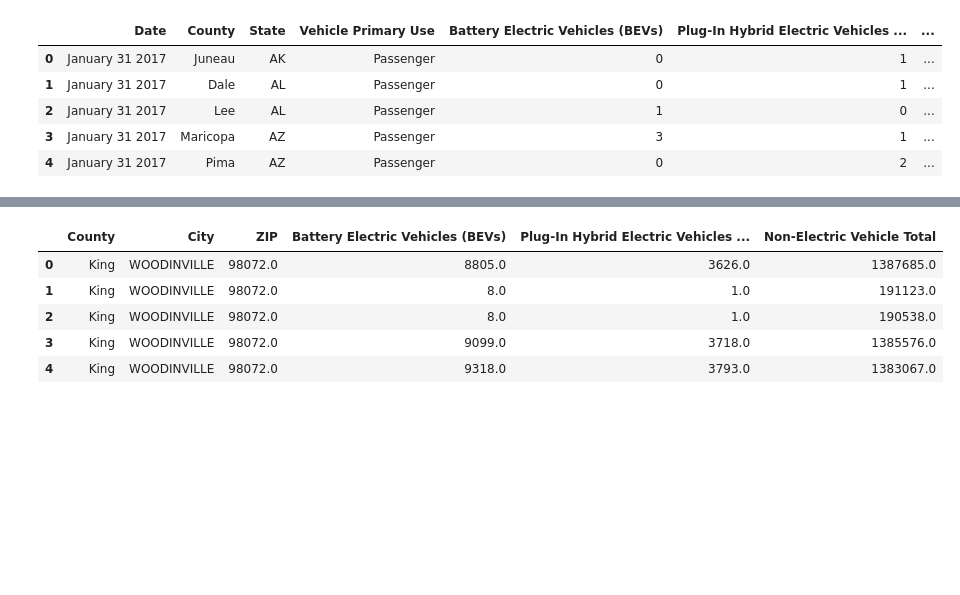
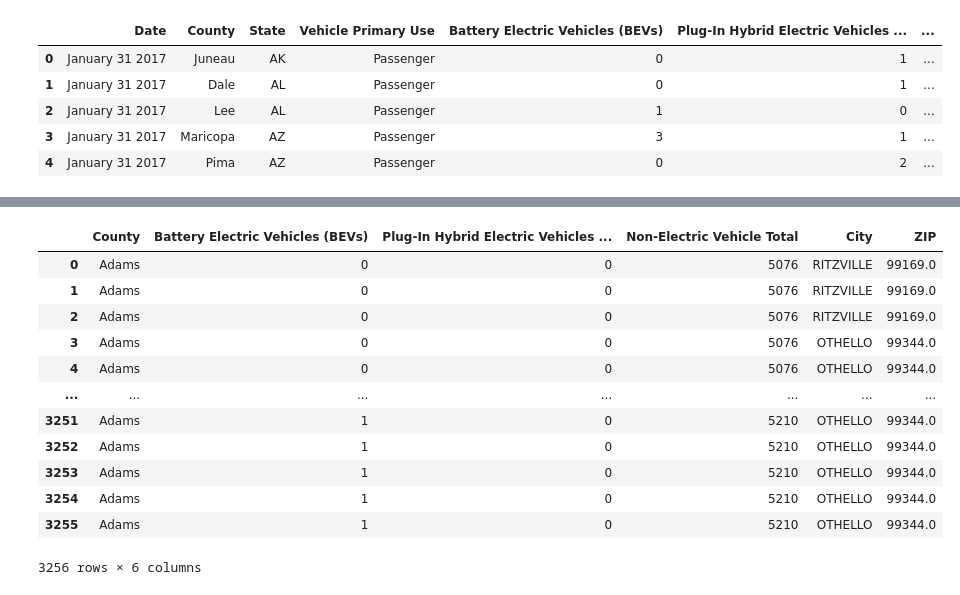
Before and after one commit to gtp1ok/Project-2, a Jupyter notebook: Was_EV.ipynb, the cells around one changed output, grey strips where cells are left out. Saved outputs shown, nothing was run; the diff lists cells and outputs as text; code cells hidden in the pictures; blank space fills up the shorter version.

```diff
--- a/Was_EV.ipynb
+++ b/Was_EV.ipynb
@@ -17,2 +11,5 @@ reg_df.head()
+# %%
+reg_df =reg_df[(reg_df['Model Year'] == 2020)]
+reg_df
 # %%
 reg_data_df = reg_df[['VIN (1-10)', 'Model Year', 'Make', 'Model', 'County', 'City', 'Postal Code']].copy()
@@ -27,5 +31,5 @@ reg_data_df.head()
 # %%
-csv_file = "Electric_Vehicle_Population_Size_History_By_County.csv"
+csv_file = "Resources/Electric_Vehicle_Population_Size_History_By_County.csv"
 pop_df = pd.read_csv(csv_file)
 pop_df.head()
 # %% [output]
@@ -39,6 +43,7 @@ pop_df.head()
 # pop_df.drop(pop_df.index[pop_df['State'] != 'WA'], inplace=True)
 # pop_df[pop_df['State'] != 'WA']
 wadp = pop_df.loc[pop_df["State"] == 'WA']
+wadp = pop_df.loc[pop_df["County"] == 'Adams']
 wadp
 # %% [output]
 |  | Date | County | State | Vehicle Primary Use | Battery Electric Vehicles (BEVs) | Plug-In Hybrid Electric Vehicles ... | ... |
@@ -67,5 +79,6 @@ pop_data_df.head()
 # %%
-merge_df = pd.merge(reg_data_df, pop_data_df, on='County', how='outer')
+# merged_df=pd.merge(clean_df,df,left_on='DOL Vehicle ID', right_on='dol_vehicle_id',how='left')
+merge_df = pd.merge( pop_data_df,reg_data_df, on='County', how='left')
 merge_df.rename(columns = {'Postal Code':'ZIP'}, inplace = True)
-merge_df.head()
+merge_df
 # %% [output]
@@ -78,10 +98,17 @@ merge_df.head()
 # %%
 merge2_df = merge_df.drop(['VIN (1-10)', 'Model Year', 'Make', 'Model'], axis=1)
-merge2_df.head()
+merge2_df
 # %% [output]
-|  | County | City | ZIP | Battery Electric Vehicles (BEVs) | Plug-In Hybrid Electric Vehicles ... | Non-Electric Vehicle Total |
-| 0 | King | WOODINVILLE | 98072.0 | 8805.0 | 3626.0 | 1387685.0 |
-| 1 | King | WOODINVILLE | 98072.0 | 8.0 | 1.0 | 191123.0 |
-| 2 | King | WOODINVILLE | 98072.0 | 8.0 | 1.0 | 190538.0 |
-| 3 | King | WOODINVILLE | 98072.0 | 9099.0 | 3718.0 | 1385576.0 |
-| 4 | King | WOODINVILLE | 98072.0 | 9318.0 | 3793.0 | 1383067.0 |
+|  | County | Battery Electric Vehicles (BEVs) | Plug-In Hybrid Electric Vehicles ... | Non-Electric Vehicle Total | City | ZIP |
+| 0 | Adams | 0 | 0 | 5076 | RITZVILLE | 99169.0 |
+| 1 | Adams | 0 | 0 | 5076 | RITZVILLE | 99169.0 |
+| 2 | Adams | 0 | 0 | 5076 | RITZVILLE | 99169.0 |
+| 3 | Adams | 0 | 0 | 5076 | OTHELLO | 99344.0 |
+| 4 | Adams | 0 | 0 | 5076 | OTHELLO | 99344.0 |
+| ... | ... | ... | ... | ... | ... | ... |
+| 3251 | Adams | 1 | 0 | 5210 | OTHELLO | 99344.0 |
+| 3252 | Adams | 1 | 0 | 5210 | OTHELLO | 99344.0 |
+| 3253 | Adams | 1 | 0 | 5210 | OTHELLO | 99344.0 |
+| 3254 | Adams | 1 | 0 | 5210 | OTHELLO | 99344.0 |
+| 3255 | Adams | 1 | 0 | 5210 | OTHELLO | 99344.0 |
+3256 rows × 6 columns
```
Also changed, not shown: parts of 10 cells of this notebook.
